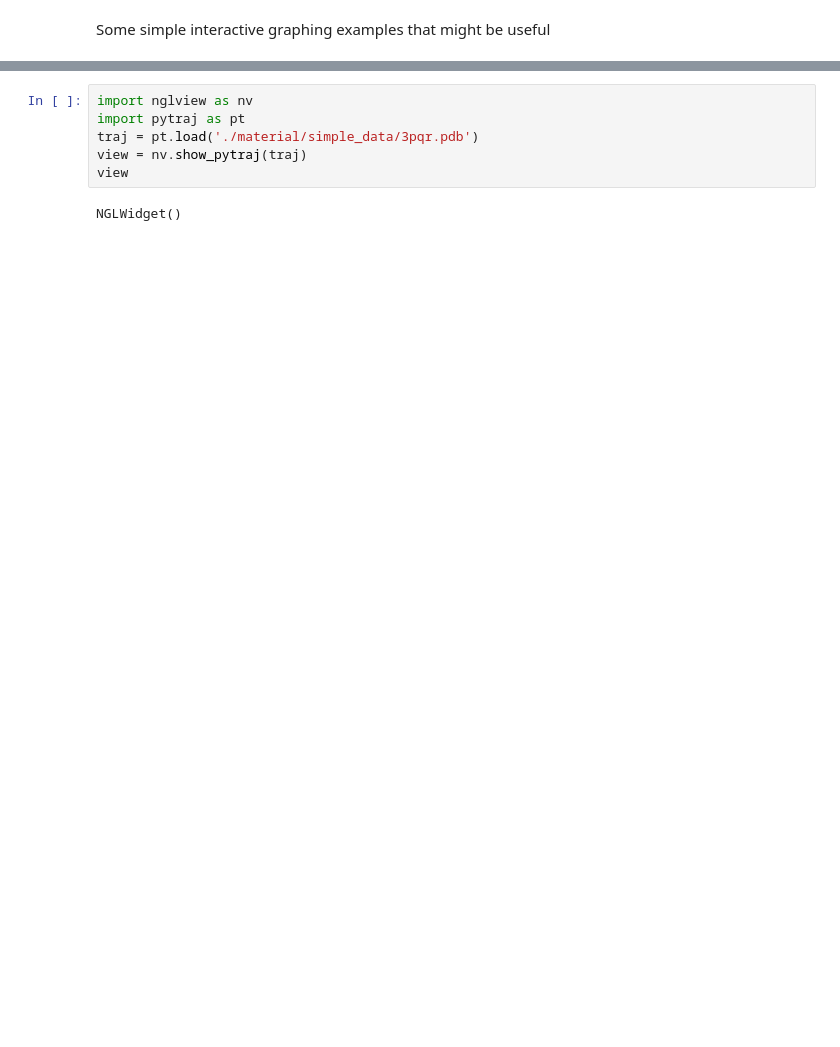
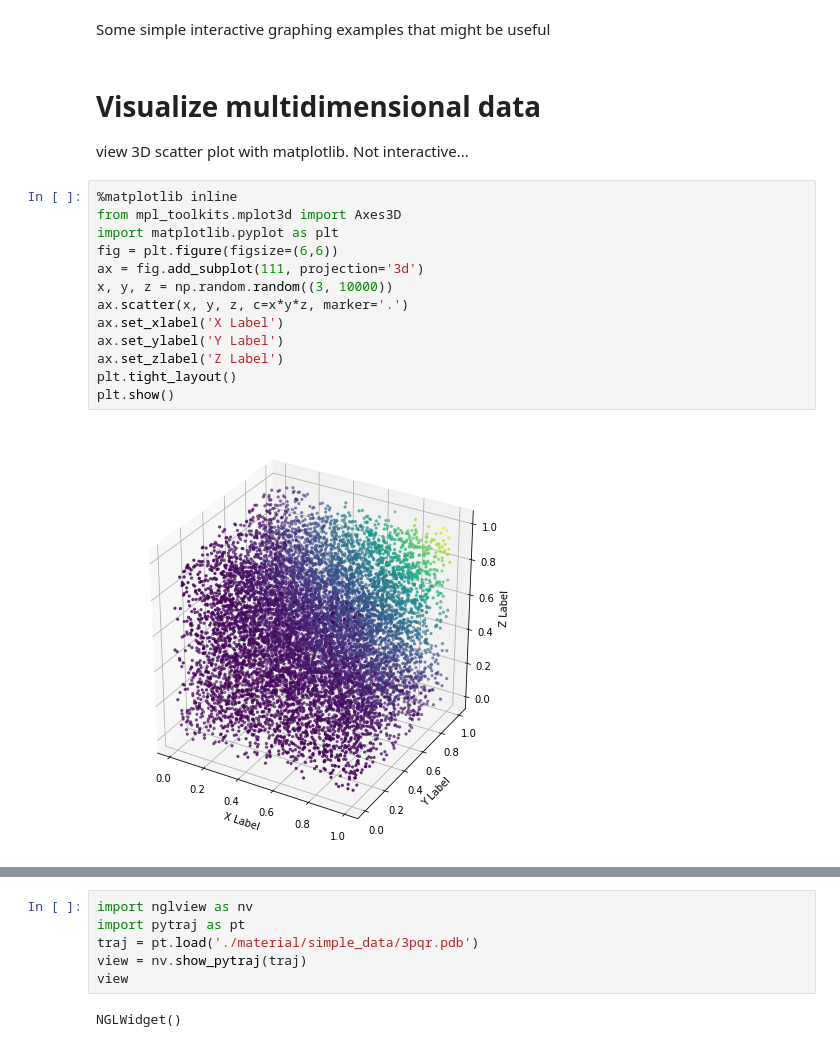
Before and after one commit to slaclab/cryoEM-notebooks, a Jupyter notebook: notebooks/Graphing Examples.ipynb, the cells around one changed output, grey strips where cells are left out. Drawn from its saved outputs; the diff is of its cells as text; blank space fills up the shorter version.

Commit message:
slight edit of Graphing examples notebook. Need better visualization tools.

```diff
--- a/notebooks/Graphing Examples.ipynb
+++ b/notebooks/Graphing Examples.ipynb
@@ -1,2 +1,20 @@
 # %% [markdown]
 Some simple interactive graphing examples that might be useful
+# %% [markdown]
+# Visualize multidimensional data
+view 3D scatter plot with matplotlib. Not interactive...
+# %%
+%matplotlib inline
+from mpl_toolkits.mplot3d import Axes3D
+import matplotlib.pyplot as plt
+fig = plt.figure(figsize=(6,6))
+ax = fig.add_subplot(111, projection='3d')
+x, y, z = np.random.random((3, 10000))
+ax.scatter(x, y, z, c=x*y*z, marker='.')
+ax.set_xlabel('X Label')
+ax.set_ylabel('Y Label')
+ax.set_zlabel('Z Label')
+plt.tight_layout()
+plt.show()
+# %% [output]
+[figure, added]
```
Also changed, not shown: parts of 6 cells of this notebook.
